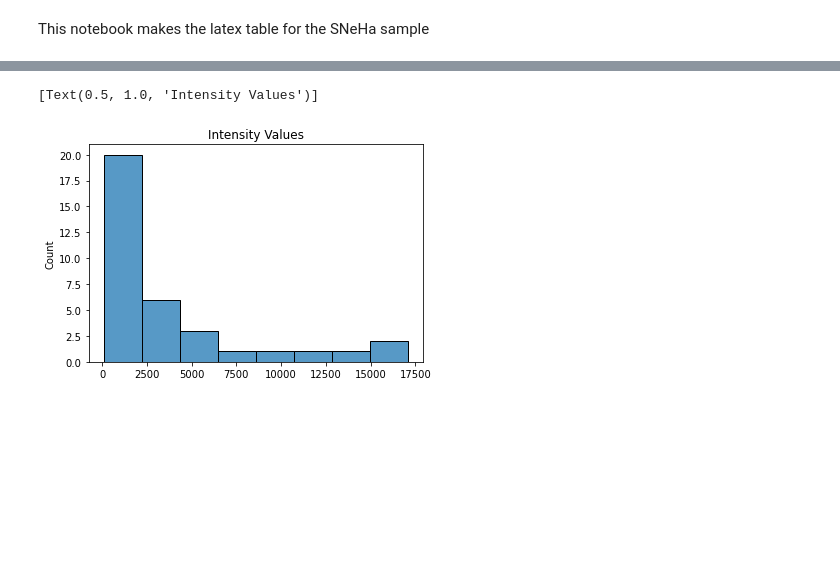
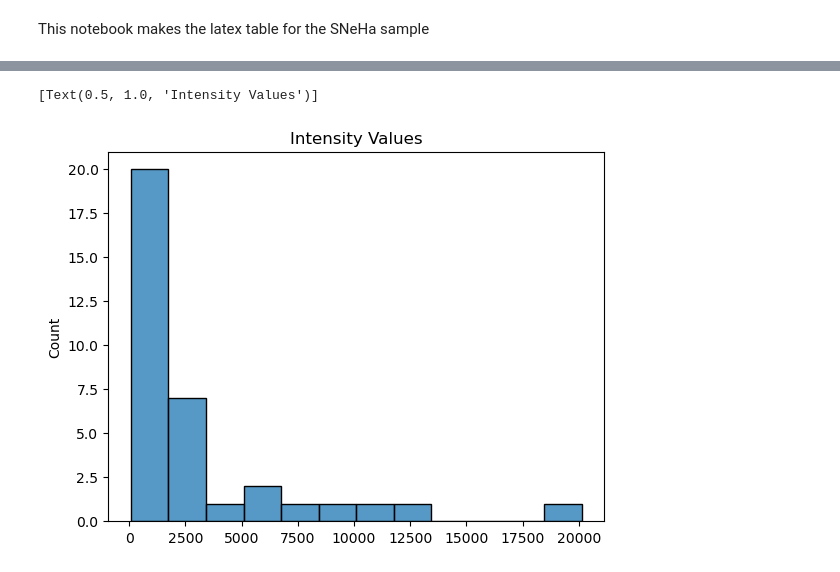
Before and after one commit to NessMayker/SNeHa, a Jupyter notebook: Code/2b.MUSESampleTable.ipynb, the cells around one changed output, grey strips where cells are left out. Saved outputs shown, nothing was run; the diff lists cells and outputs as text; code cells hidden in the pictures; blank space fills up the shorter version.

```diff
--- a/Code/2b.MUSESampleTable.ipynb
+++ b/Code/2b.MUSESampleTable.ipynb
@@ -28,0 +29,6 @@ Table length=2
+# %%
+# Compile intensities
+intsFile = '../Data/2.Intensities.csv'
+ints = Table.read(intsFile, format = "csv")
+
+ints[0:2]
@@ -32,8 +44,10 @@ ra   = [float(x) for x in data["Ra"]]
 ra   = [round(x,4) for x in ra]
 dec  = [float(x) for x in data["Dec"]]
 dec  = [round(x,4) for x in dec]
-int150  = [float(x) for x in data["MUSE150pcInt"]]
-int150  = [round(x,0) for x in int150]
+# int150  = [float(x) for x in data["MUSE150pcInt"]]
+# int150  = [round(x,0) for x in int150]
+int_nat  = [float(x) for x in ints["Int_native"]]
+int_nat  = [round(x,0) for x in int_nat]
 
 inSample, inESO, inMUSE, paper = [],[],[],[]
 for i in range(len(data["InSample"])):
@@ -49,14 +63,15 @@ texTable = Table({"Galaxy"    : data["Galaxy"],
                   "Ra"        : ra,
                   "Dec"       : dec,
                   "In Sample" : inSample,
-                  "150pc Intensity": int150,
+                  "Intensity": int_nat,
+                  "Resolution": data["MUSERes"],
                   "Reference" : paper})
 # %%
 ascii.write(texTable, '../Data/2.SNeHaMaster.tex', format='latex', fast_writer=False, overwrite = True)
 # %%
 import seaborn as sns
 
-sns.histplot(int150).set(title = "Intensity Values")
+sns.histplot(int_nat).set(title = "Intensity Values")
 # %% [output]
 [Text(0.5, 1.0, 'Intensity Values')]
-[figure, old version]
+[figure, new version]
```
Also changed, not shown: parts of 2 cells of this notebook, 18 other files.
